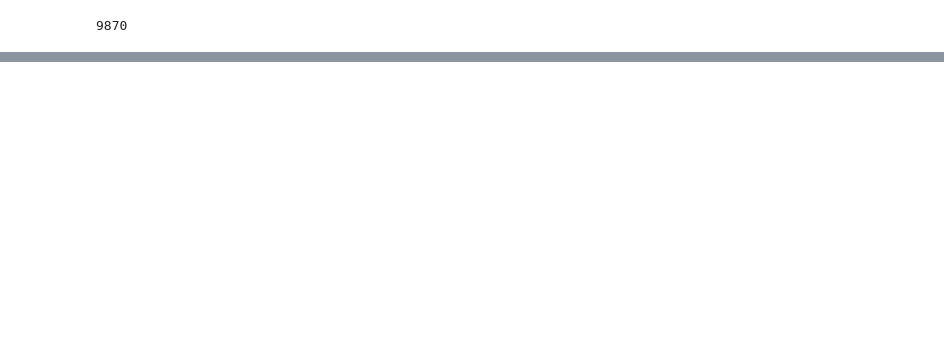
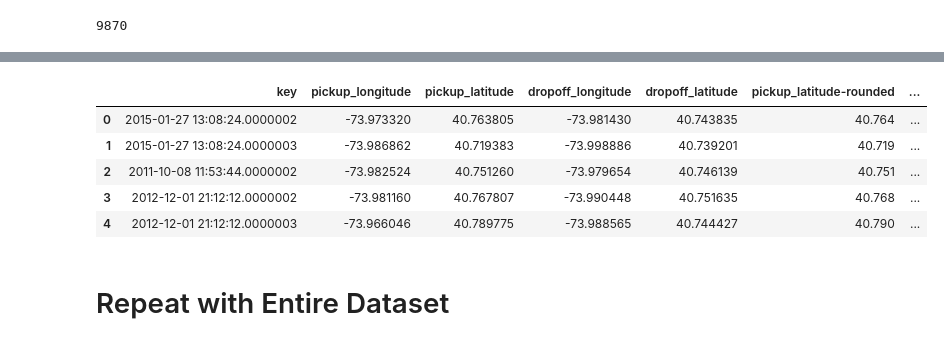
Before and after one commit to WillKoehrsen/taxi-fare, a Jupyter notebook: Google Maps Extraction.ipynb, the cells around one changed output, grey strips where cells are left out. Saved outputs shown, nothing was run; the diff lists cells and outputs as text; code cells hidden in the pictures; blank space fills up the shorter version.

```diff
--- a/Google Maps Extraction.ipynb
+++ b/Google Maps Extraction.ipynb
@@ -262,10 +197,10 @@ end = timer()
 # %%
 test = pd.read_csv('input/test.csv',
-                  usecols = ['pickup_latitude', 'pickup_longitude', 'dropoff_latitude',
-                             'dropoff_longitude', 'passenger_count'])
-test_rounded = test.round(3).groupby(['pickup_latitude', 'pickup_longitude', 'dropoff_latitude', 'dropoff_longitude'])['passenger_count'].\
+                  usecols = ['key', 'pickup_latitude', 'pickup_longitude', 'dropoff_latitude',
+                             'dropoff_longitude'])
+test_rounded = test.round(3).groupby(['pickup_latitude', 'pickup_longitude', 'dropoff_latitude', 'dropoff_longitude'])['key'].\
                             count().reset_index().\
-                            drop(columns = 'passenger_count')
+                            drop(columns = 'key')
 
 len(test_rounded)
 # %% [output]
@@ -340,0 +304,4 @@ dests
+# %%
+test_results = pd.DataFrame({'l': run_l, 'distance': distances, 'duration': durations,
+                             'origin': origins, 'destination': dests})
+test_results.head()
@@ -340,0 +315,19 @@ dests
+# %%
+test_rounded = test_rounded.merge(test_results, on = ['l'], how = 'left')
+
+rounded_cols = []
+for l in ['pickup_latitude', 'pickup_longitude', 'dropoff_latitude', 'dropoff_longitude']:
+    r = f'{l}-rounded'
+    rounded_cols.append(r)
+    test[r] = test[l].round(3)
+
+test_rounded.columns = rounded_cols + list(test_rounded.columns[4:])
+test = test.merge(test_rounded, on = rounded_cols, how = 'left')
+test.head()
+# %% [output]
+|  | key | pickup_longitude | pickup_latitude | dropoff_longitude | dropoff_latitude | pickup_latitude-rounded | ... |
+| 0 | 2015-01-27 13:08:24.0000002 | -73.973320 | 40.763805 | -73.981430 | 40.743835 | 40.764 | ... |
+| 1 | 2015-01-27 13:08:24.0000003 | -73.986862 | 40.719383 | -73.998886 | 40.739201 | 40.719 | ... |
+| 2 | 2011-10-08 11:53:44.0000002 | -73.982524 | 40.751260 | -73.979654 | 40.746139 | 40.751 | ... |
+| 3 | 2012-12-01 21:12:12.0000002 | -73.981160 | 40.767807 | -73.990448 | 40.751635 | 40.768 | ... |
+| 4 | 2012-12-01 21:12:12.0000003 | -73.966046 | 40.789775 | -73.988565 | 40.744427 | 40.790 | ... |
@@ -340,0 +338,2 @@ dests
+# %% [markdown]
+# Repeat with Entire Dataset
```
Also changed, not shown: parts of 34 cells of this notebook, 1 other file.
